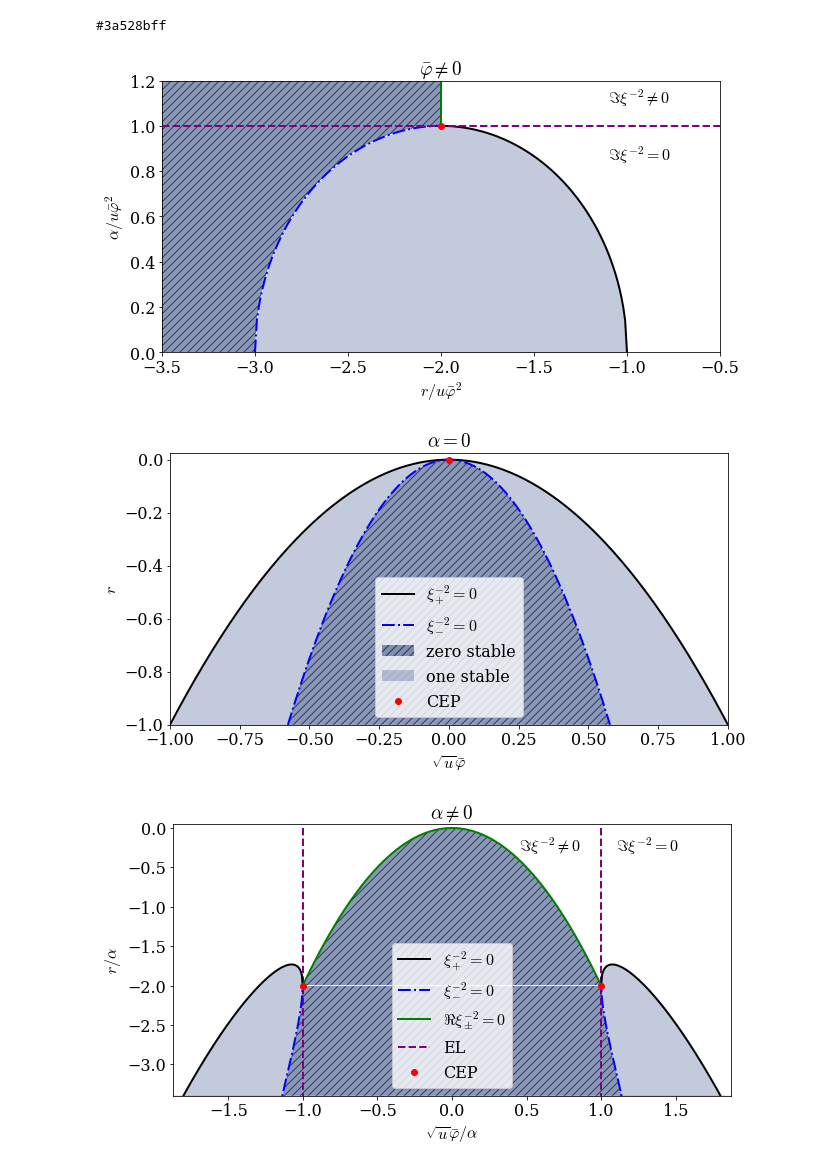
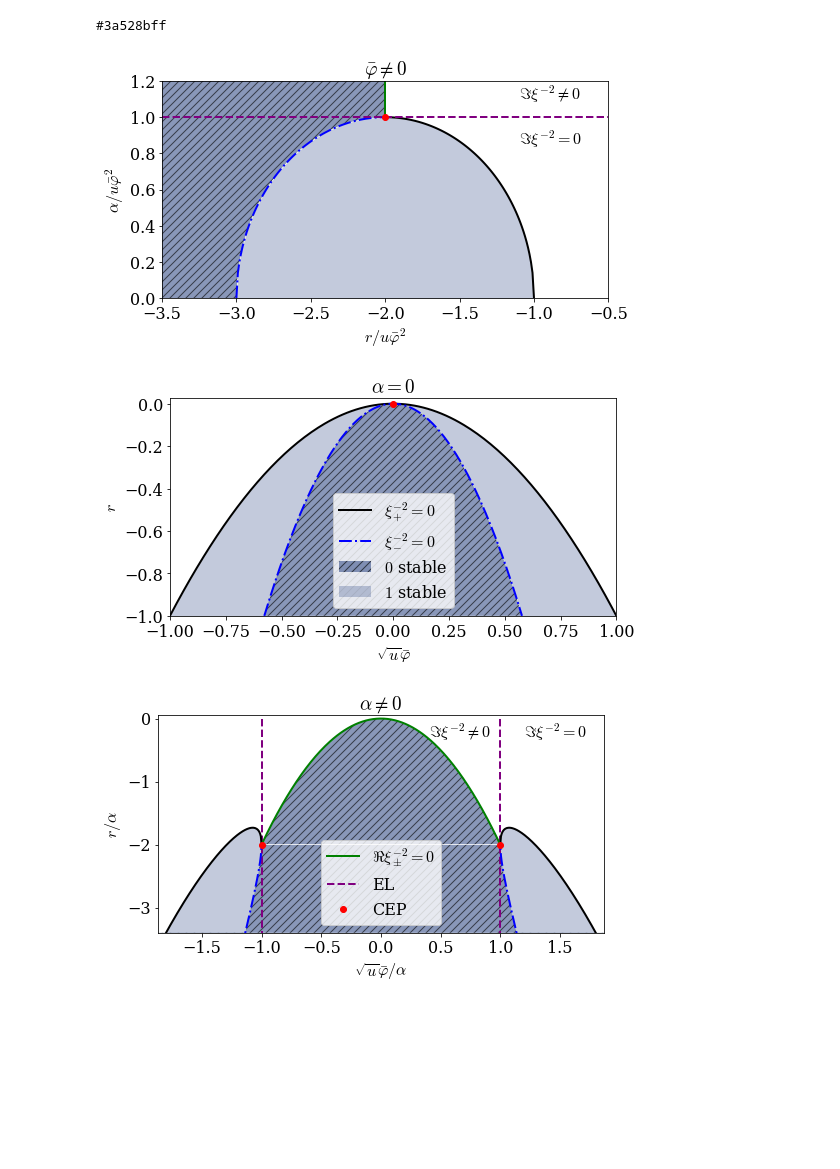
Before and after one commit to martkjoh/NRCH, a Jupyter notebook: done/phase_diag_2d.ipynb, the cells around one changed output. Cells and saved outputs as stored; diff of their text form; code cells hidden in the pictures; blank space fills up the shorter version.

```diff
--- a/done/phase_diag_2d.ipynb
+++ b/done/phase_diag_2d.ipynb
@@ -18,7 +18,7 @@ print(color)
 # %% [output]
 #3a528bff
 # %%
-fig, ax = plt.subplots(figsize=(10, 5))
+fig, ax = plt.subplots(figsize=(8,4))
 
 
 r0 = np.linspace(-3.5, -.5, 1000)
@@ -73,9 +73,9 @@ ax.set_title("$\\bar\\varphi \\neq 0$")
 
 fig.savefig('fig/l3.pdf',bbox_inches='tight')
 # %% [output]
-[figure, old version]
+[figure, new version]
 # %%
-fig, ax = plt.subplots(figsize=(10, 5))
+fig, ax = plt.subplots(figsize=(8,4))
 
 
 k = 1/np.sqrt(3)
@@ -88,8 +88,8 @@ r2 = - 3 * x**2
 ax.plot(x, r1, "k-", label='$\\xi_+^{-2} = 0$')
 ax.plot(x2, -3*x2**2, "b-.", label='$\\xi_-^{-2} = 0$')
 
-ax.fill_between(x2,-3*x2**2,-1, color=color, alpha=0.6,label="zero stable", hatch='///', linewidth=0.0, edgecolor='#00000000')
-ax.fill_between(x,r1,np.maximum(-np.ones_like(r2), r2), color=color, alpha=0.3,label="one stable", linewidth=0.0)
+ax.fill_between(x2,-3*x2**2,-1, color=color, alpha=0.6,label="$0$ stable", hatch='///', linewidth=0.0, edgecolor='#00000000')
+ax.fill_between(x,r1,np.maximum(-np.ones_like(r2), r2), color=color, alpha=0.3,label="$1$ stable", linewidth=0.0)
 
 ax.set_ylim(-1, 0.025)
 ax.set_xlim(-1, 1)
@@ -98,7 +98,7 @@ ax.set_xlim(-1, 1)
 fig.savefig('fig/tst.pdf',bbox_inches='tight')
 
 
-ax.plot(0, 0, 'ro', label='CEP')
+ax.plot(0, 0, 'ro')
 ax.set_title("$\\alpha = 0$")
 
 ax.legend()
@@ -107,9 +107,9 @@ ax.set_xlabel("$\\sqrt{u} \\bar \\varphi$")
 
 fig.savefig('fig/l4.pdf',bbox_inches='tight')
 # %% [output]
-[figure, old version]
+[figure, new version]
 # %%
-fig, ax = plt.subplots(figsize=(10, 5))
+fig, ax = plt.subplots(figsize=(8,4))
 
 k = 1
 N = 200
@@ -124,8 +124,8 @@ x = np.linspace(-c, -x0, N)
 r1 = - 2 * x**2 - np.sqrt(x**4 - a**2)
 r2 = - 2 * x**2 + np.sqrt(x**4 - a**2)
 
-ax.plot(x, r2, "k-", label='$\\xi_+^{-2} = 0$')
-ax.plot(x, r1, "b-.", label='$\\xi_-^{-2} = 0$')
+ax.plot(x, r2, "k-")
+ax.plot(x, r1, "b-.")
 ax.plot(-x, r2, "k-")
 ax.plot(-x, r1, "b-.")
 
@@ -133,33 +133,33 @@ x3 = np.linspace(-x0, x0, N)
 r3 = -2*x3**2
 ax.plot(x3, r3, 'g-', label='$\\Re \\xi_\\pm^{-2} = 0$')
 
 rr = np.concatenate([r1, r3, r1[::-1]])
 xx = np.concatenate([-x, x3, x[::-1]])
 
 ax.fill_between(xx, rr, -b, color=color, alpha=0.6, hatch='///', linewidth=0.0, edgecolor='#00000000')
 
 ax.fill_between(x,r1,r2, color=color, alpha=0.3, linewidth=0.0)
 ax.fill_between(-x,r1,r2, color=color, alpha=0.3, linewidth=0.0)
 
 
 ax.plot([x0, x0], [0, -b], '--', color='purple', label='EL', zorder=1)
 ax.plot([-x0, -x0], [0, -b], '--', color='purple', zorder=1)
 
 ax.plot(x0, -2*x0**2, 'ro', label='CEP')
 ax.plot(-x0, -2*x0**2, 'ro')
 
-ax.text(0.45, -.3, '$\\Im \\xi^{-2} \\neq 0 $')
-ax.text(1.1, -.3, '$\\Im \\xi^{-2} = 0 $')
+ax.text(0.4, -.3, '$\\Im \\xi^{-2} \\neq 0 $')
+ax.text(1.2, -.3, '$\\Im \\xi^{-2} = 0 $')
 
 ax.legend(loc=8)
 ax.set_ylabel("$r/\\alpha$")
 ax.set_xlabel("$\\sqrt{u} \\bar \\varphi/\\alpha$")
 ax.set_ylim(-b, 0.05)
 factor = .85
 ax.set_xlim(-c*factor, c*factor)
 
 ax.set_title("$\\alpha \\neq 0$")
 
 fig.savefig('fig/l5.pdf',bbox_inches='tight')
 # %% [output]
-[figure, old version]
+[figure, new version]
```
Also changed, not shown: parts of 2 cells of this notebook, 7 other files.
